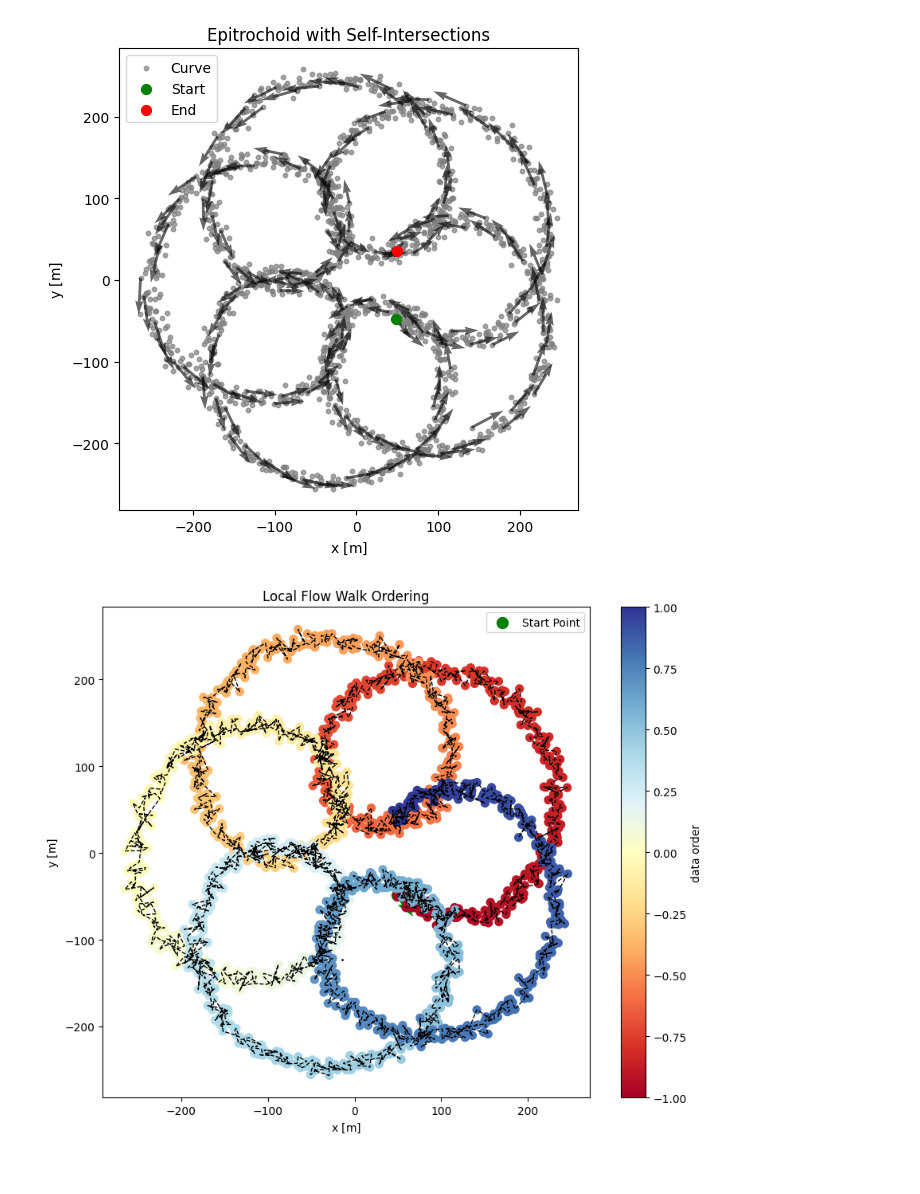
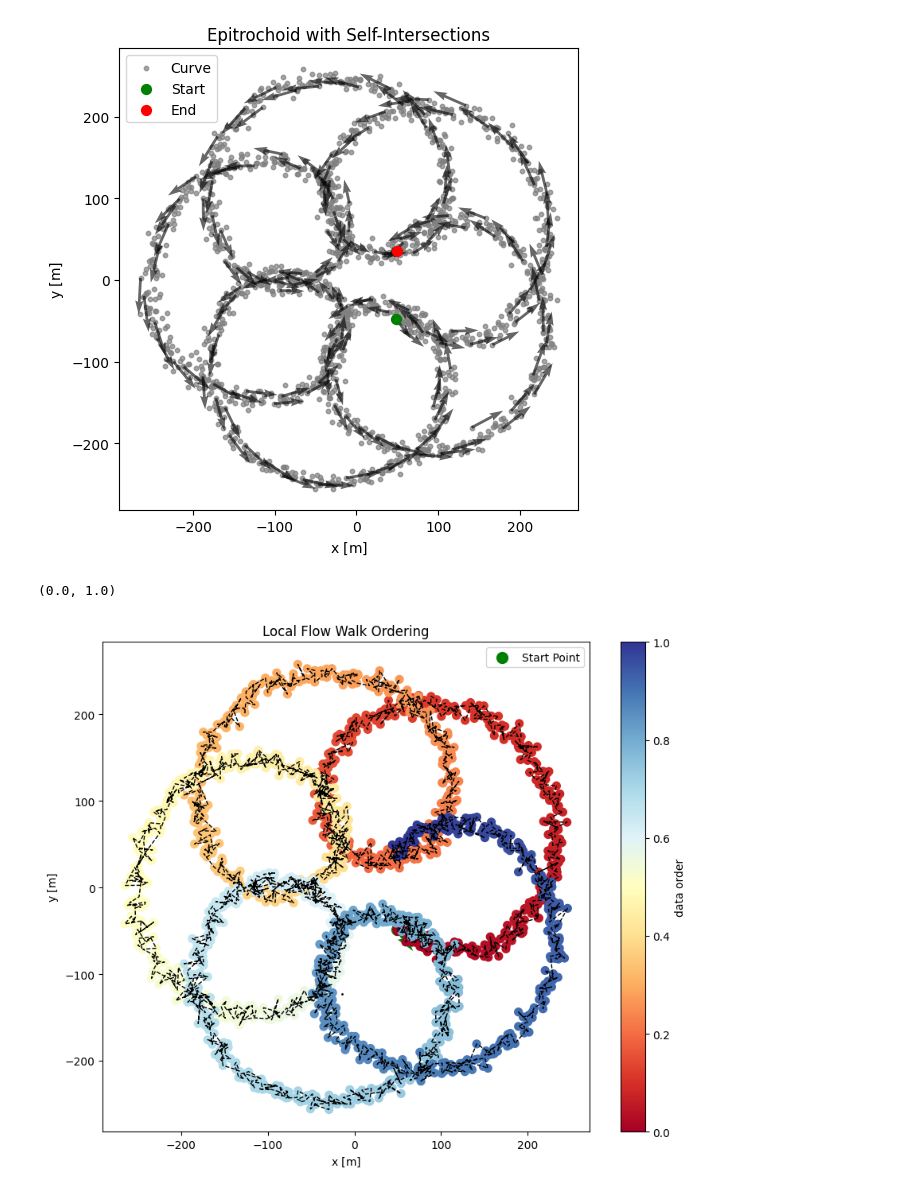
Before and after one commit to GalacticDynamics/phasecurvefit, a Jupyter notebook: docs/tutorials/epitrochoid_autoencoder.ipynb, the cells around one changed output. Drawn from its saved outputs; the diff is of its cells as text; code cells hidden in the pictures.

```diff
--- a/docs/tutorials/epitrochoid_autoencoder.ipynb
+++ b/docs/tutorials/epitrochoid_autoencoder.ipynb
@@ -112,7 +112,7 @@ config = pcf.WalkConfig(
     strategy=pcf.strats.KDTree(k=60),
     metric=pcf.metrics.FullPhaseSpaceDistanceMetric(),
 )
-lam = u.Q(4, "s")
+metric_scale = u.Q(4, "s")
 max_dist = u.Q(40, "m")
 
 # Perform walk
@@ -120,12 +120,15 @@ walkresult = pcf.walk_local_flow(
     qs,
     ps,
     start_idx=start_idx,
-    lam=lam,
+    metric_scale=metric_scale,
     max_dist=max_dist,
     config=config,
     direction="forward",
     metadata=pcf.StateMetadata(usys=usys),
 )
+walkresult.gamma_range
+# %% [output]
+(0.0, 1.0)
 # %%
 fig, ax = plt.subplots(1, 1, figsize=(10, 8))
 im = ax.scatter(qs["x"], qs["y"], s=1, c="k")
@@ -134,35 +137,35 @@ ax.scatter(
     np.array(qs["x"][start_idx])[None],
     np.array(qs["y"][start_idx])[None],
     c="green",
     s=100,
     label="Start Point",
 )
 ax.quiver(
     np.array(qs["x"][start_idx])[None],
     np.array(qs["y"][start_idx])[None],
     np.array(ps["x"][start_idx])[None],
     np.array(ps["y"][start_idx])[None],
     color="green",
 )
 
 ordering = walkresult.ordering
 walk_qs = {k: v[ordering] for k, v in walkresult.positions.items()}
-timeline = np.linspace(-1, 1, len(ordering))
+timeline = np.linspace(0, 1, len(ordering))
 im = ax.scatter(walk_qs["x"], walk_qs["y"], s=50, c=timeline, cmap="RdYlBu")
 ax.plot(walk_qs["x"], walk_qs["y"], c="k", lw=1, ls="--")
 
 plt.colorbar(im, ax=ax, label="data order")
 
 ax.set(
     aspect="equal",
     xlabel=f"x [{ax.get_xlabel()}]",
     ylabel=f"y [{ax.get_ylabel()}]",
     title="Local Flow Walk Ordering",
 )
 plt.legend()
 plt.show();
 # %% [output]
-[figure, old version]
+[figure, new version]
 # %%
 # Train autoencoder
 key, model_key, train_key = jr.split(key, 3)
```
Also changed, not shown: parts of 3 cells of this notebook, 33 other files.
